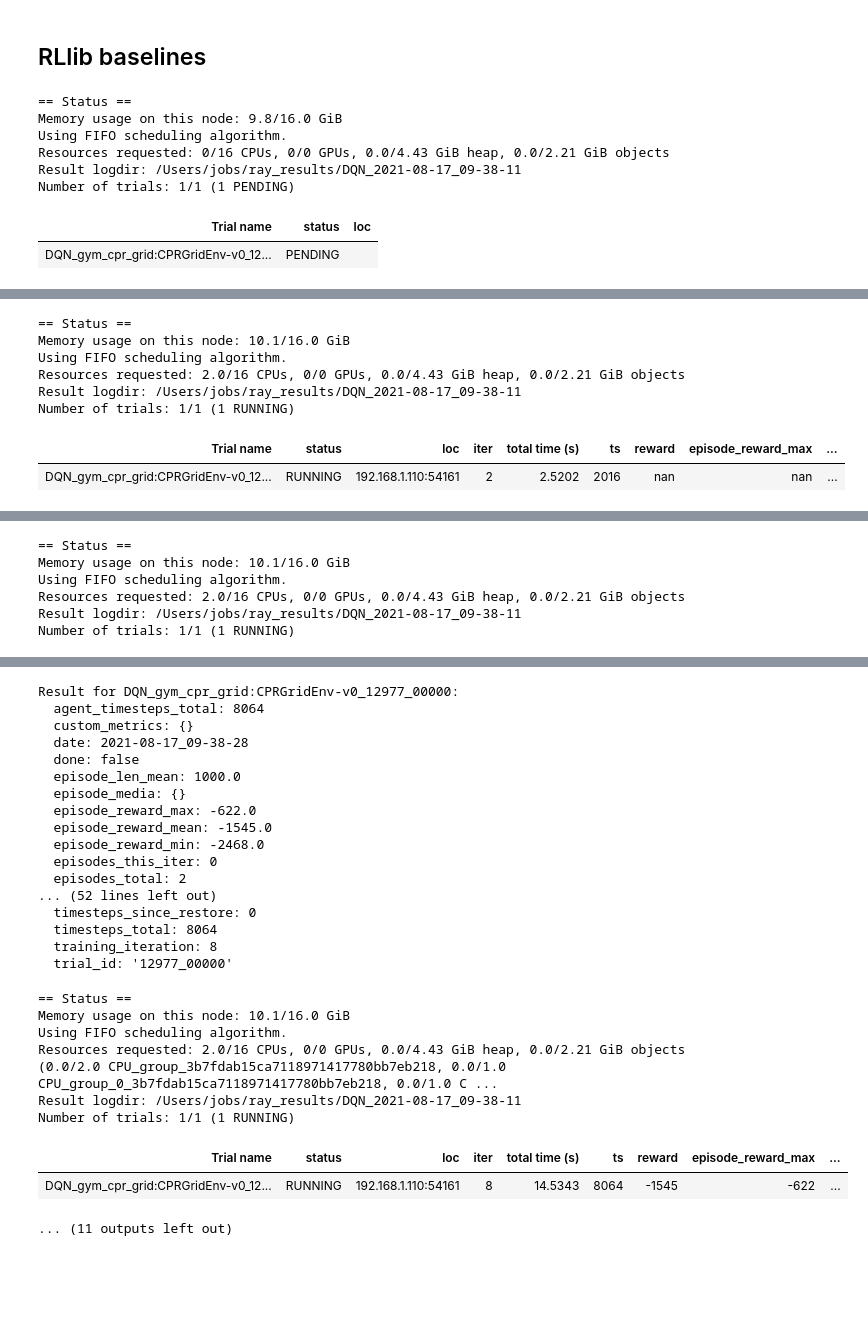
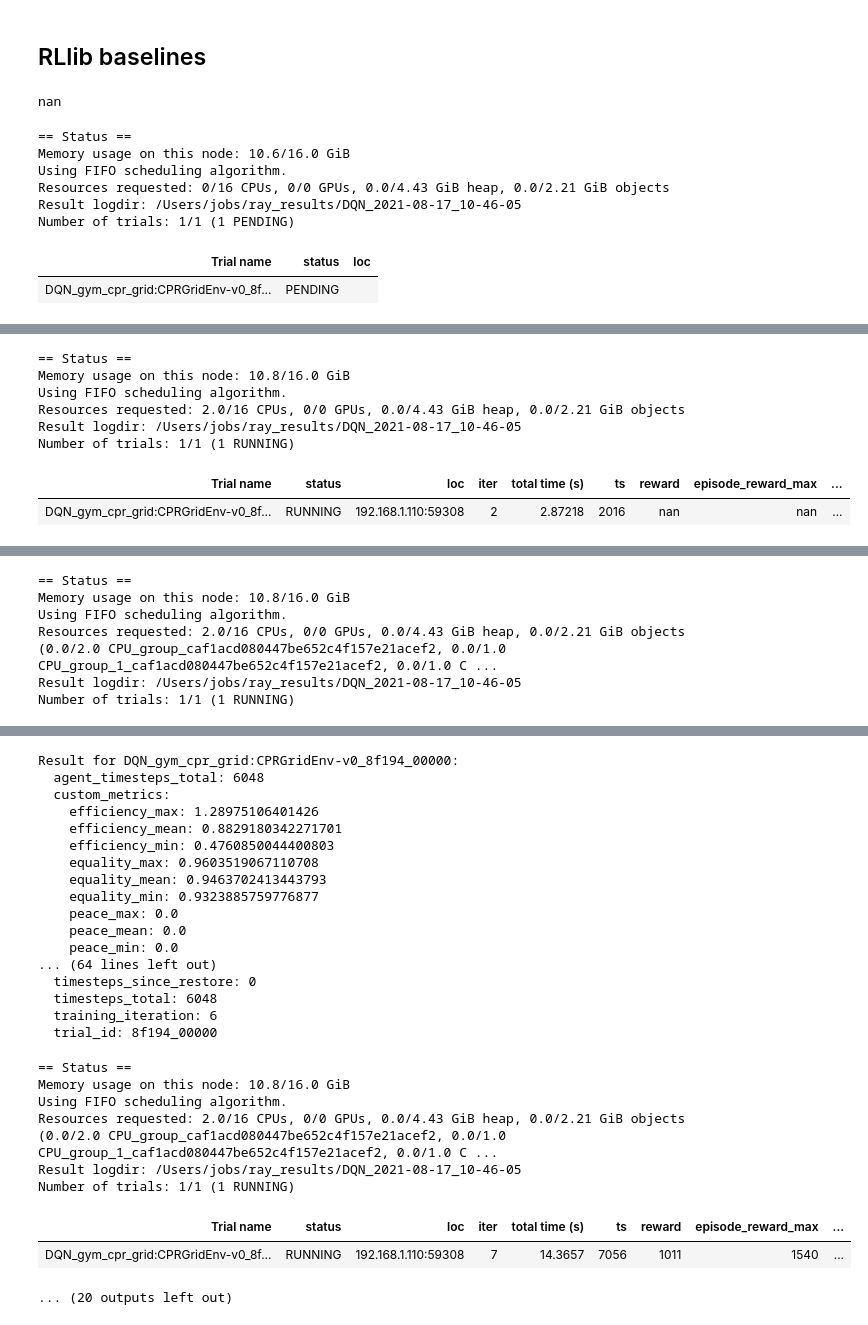
Before and after one commit to Wadaboa/cpr-appropriation, a Jupyter notebook: cpr.ipynb, the cells around one changed output, grey strips where cells are left out. Cells and saved outputs as stored; diff of their text form; code cells hidden in the pictures; blank space fills up the shorter version.

Commit message:
add social outcome metrics (all but peace)

```diff
--- a/cpr.ipynb
+++ b/cpr.ipynb
@@ -42,6 +42,10 @@ from src import models
 from ray.rllib.models import ModelCatalog
 
 ModelCatalog.register_custom_model("fcn", models.FCNetwork)
+# %%
+np.nanmean([])
+# %% [output]
+nan
 # %%
 from ray import tune
 from ray.rllib.agents.dqn import DQNTrainer
@@ -69,14 +73,15 @@ tune.run(
             "final_epsilon": 0.1,
             "epsilon_timesteps": env.max_steps,
         },
+        "callbacks": metrics.SocialOutcomeMetrics
     }
 )
 # %% [output]
 == Status ==
-Memory usage on this node: 9.8/16.0 GiB
+Memory usage on this node: 10.6/16.0 GiB
 Using FIFO scheduling algorithm.
 Resources requested: 0/16 CPUs, 0/0 GPUs, 0.0/4.43 GiB heap, 0.0/2.21 GiB objects
-Result logdir: /Users/jobs/ray_results/DQN_2021-08-17_09-38-11
+Result logdir: /Users/jobs/ray_results/DQN_2021-08-17_10-46-05
 Number of trials: 1/1 (1 PENDING)
 | Trial name | status | loc |
-| DQN_gym_cpr_grid:CPRGridEnv-v0_12... | PENDING |  |
+| DQN_gym_cpr_grid:CPRGridEnv-v0_8f... | PENDING |  |
@@ -102,8 +107,8 @@ Result for DQN_gym_cpr_grid:CPRGridEnv-v0_12977_00000:
 == Status ==
-Memory usage on this node: 10.1/16.0 GiB
+Memory usage on this node: 10.8/16.0 GiB
 Using FIFO scheduling algorithm.
 Resources requested: 2.0/16 CPUs, 0/0 GPUs, 0.0/4.43 GiB heap, 0.0/2.21 GiB objects
-Result logdir: /Users/jobs/ray_results/DQN_2021-08-17_09-38-11
+Result logdir: /Users/jobs/ray_results/DQN_2021-08-17_10-46-05
 Number of trials: 1/1 (1 RUNNING)
 | Trial name | status | loc | iter | total time (s) | ts | reward | episode_reward_max | ... |
-| DQN_gym_cpr_grid:CPRGridEnv-v0_12... | RUNNING | 192.168.1.110:54161 | 2 | 2.5202 | 2016 | nan | nan | ... |
+| DQN_gym_cpr_grid:CPRGridEnv-v0_8f... | RUNNING | 192.168.1.110:59308 | 2 | 2.87218 | 2016 | nan | nan | ... |
@@ -127,7 +132,7 @@ Result for DQN_gym_cpr_grid:CPRGridEnv-v0_12977_00000:
 == Status ==
-Memory usage on this node: 10.1/16.0 GiB
+Memory usage on this node: 10.8/16.0 GiB
 Using FIFO scheduling algorithm.
-Resources requested: 2.0/16 CPUs, 0/0 GPUs, 0.0/4.43 GiB heap, 0.0/2.21 GiB objects
-Result logdir: /Users/jobs/ray_results/DQN_2021-08-17_09-38-11
+Resources requested: 2.0/16 CPUs, 0/0 GPUs, 0.0/4.43 GiB heap, 0.0/2.21 GiB objects (0.0/2.0 CPU_group_caf1acd080447be652c4f157e21acef2, 0.0/1.0 CPU_group_1_caf1acd080447be652c4f157e21acef2, 0.0/1.0 C ...
+Result logdir: /Users/jobs/ray_results/DQN_2021-08-17_10-46-05
 Number of trials: 1/1 (1 RUNNING)
 | Trial name | status | loc | iter | total time (s) | ts | reward | episode_reward_max | ... |
@@ -135,26 +140,26 @@ Number of trials: 1/1 (1 RUNNING)
-Result for DQN_gym_cpr_grid:CPRGridEnv-v0_12977_00000:
-  agent_timesteps_total: 8064
-  custom_metrics: {}
-  date: 2021-08-17_09-38-28
-  done: false
-  episode_len_mean: 1000.0
-  episode_media: {}
-  episode_reward_max: -622.0
-  episode_reward_mean: -1545.0
-  episode_reward_min: -2468.0
-  episodes_this_iter: 0
-  episodes_total: 2
-... (52 lines left out)
+Result for DQN_gym_cpr_grid:CPRGridEnv-v0_8f194_00000:
+  agent_timesteps_total: 6048
+  custom_metrics:
+    efficiency_max: 1.28975106401426
+    efficiency_mean: 0.8829180342271701
+    efficiency_min: 0.4760850044400803
+    equality_max: 0.9603519067110708
+    equality_mean: 0.9463702413443793
+    equality_min: 0.9323885759776877
+    peace_max: 0.0
+    peace_mean: 0.0
+    peace_min: 0.0
+... (64 lines left out)
   timesteps_since_restore: 0
-  timesteps_total: 8064
-  training_iteration: 8
-  trial_id: '12977_00000'
+  timesteps_total: 6048
+  training_iteration: 6
+  trial_id: 8f194_00000
 == Status ==
-Memory usage on this node: 10.1/16.0 GiB
+Memory usage on this node: 10.8/16.0 GiB
 Using FIFO scheduling algorithm.
-Resources requested: 2.0/16 CPUs, 0/0 GPUs, 0.0/4.43 GiB heap, 0.0/2.21 GiB objects (0.0/2.0 CPU_group_3b7fdab15ca7118971417780bb7eb218, 0.0/1.0 CPU_group_0_3b7fdab15ca7118971417780bb7eb218, 0.0/1.0 C ...
-Result logdir: /Users/jobs/ray_results/DQN_2021-08-17_09-38-11
+Resources requested: 2.0/16 CPUs, 0/0 GPUs, 0.0/4.43 GiB heap, 0.0/2.21 GiB objects (0.0/2.0 CPU_group_caf1acd080447be652c4f157e21acef2, 0.0/1.0 CPU_group_1_caf1acd080447be652c4f157e21acef2, 0.0/1.0 C ...
+Result logdir: /Users/jobs/ray_results/DQN_2021-08-17_10-46-05
 Number of trials: 1/1 (1 RUNNING)
 | Trial name | status | loc | iter | total time (s) | ts | reward | episode_reward_max | ... |
-| DQN_gym_cpr_grid:CPRGridEnv-v0_12... | RUNNING | 192.168.1.110:54161 | 8 | 14.5343 | 8064 | -1545 | -622 | ... |
+| DQN_gym_cpr_grid:CPRGridEnv-v0_8f... | RUNNING | 192.168.1.110:59308 | 7 | 14.3657 | 7056 | 1011 | 1540 | ... |
-... (11 outputs left out)
+... (20 outputs left out)
```
Also changed, not shown: parts of 2 cells of this notebook, 2 other files.
